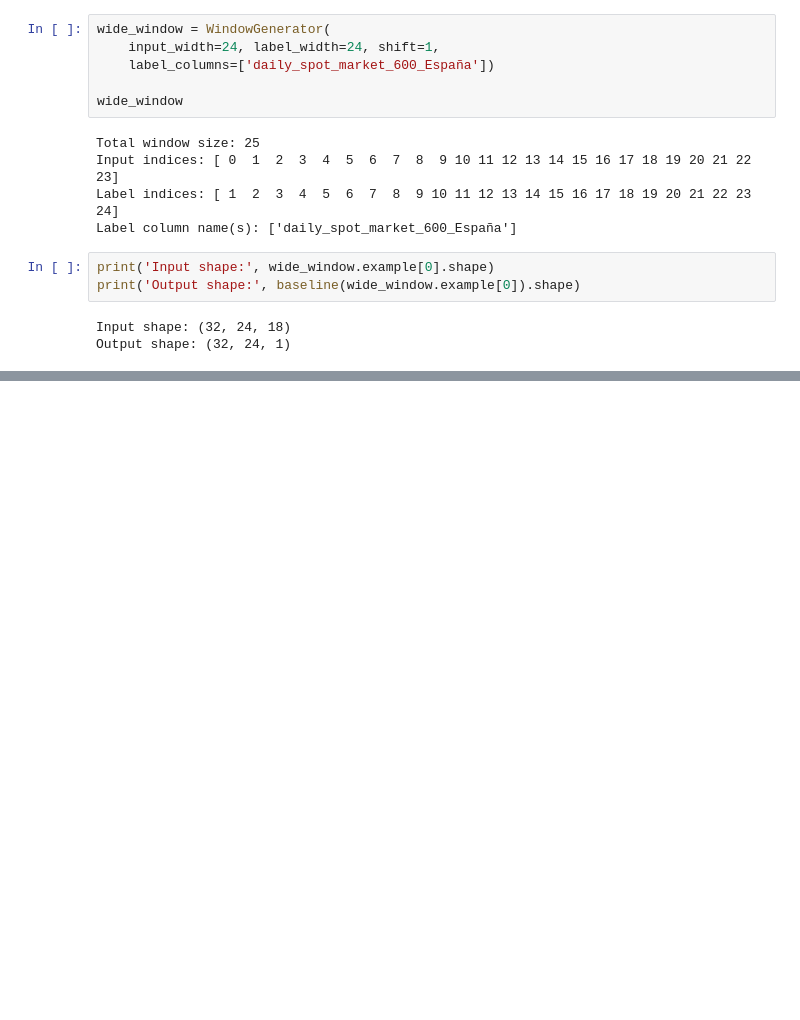
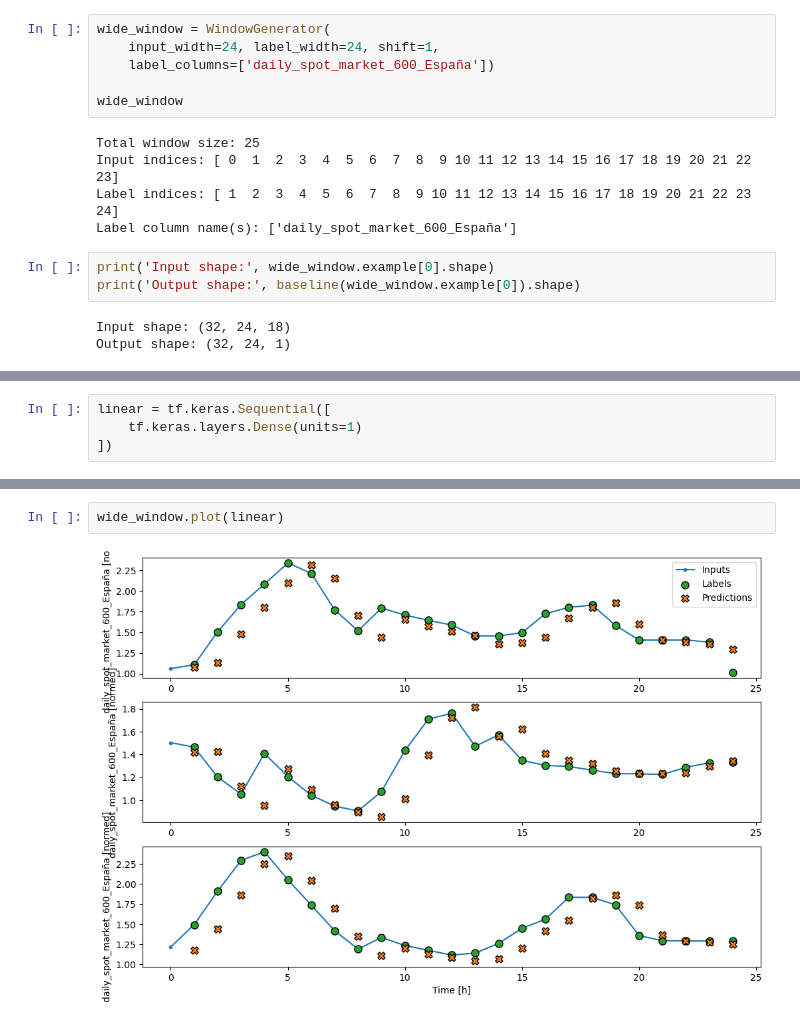
Before and after one commit to santos-404/time-series-tfg, a Jupyter notebook: src/time_series.ipynb, the cells around one changed output, grey strips where cells are left out. Drawn from its saved outputs; the diff is of its cells as text; blank space fills up the shorter version.

```diff
--- a/src/time_series.ipynb
+++ b/src/time_series.ipynb
@@ -287,0 +360,4 @@ wide_window.plot(baseline)
+# %%
+linear = tf.keras.Sequential([
+    tf.keras.layers.Dense(units=1)
+])
@@ -287,0 +405,4 @@ wide_window.plot(baseline)
+# %%
+wide_window.plot(linear)
+# %% [output]
+[figure, added]
```
Also changed, not shown: parts of 16 cells of this notebook.
